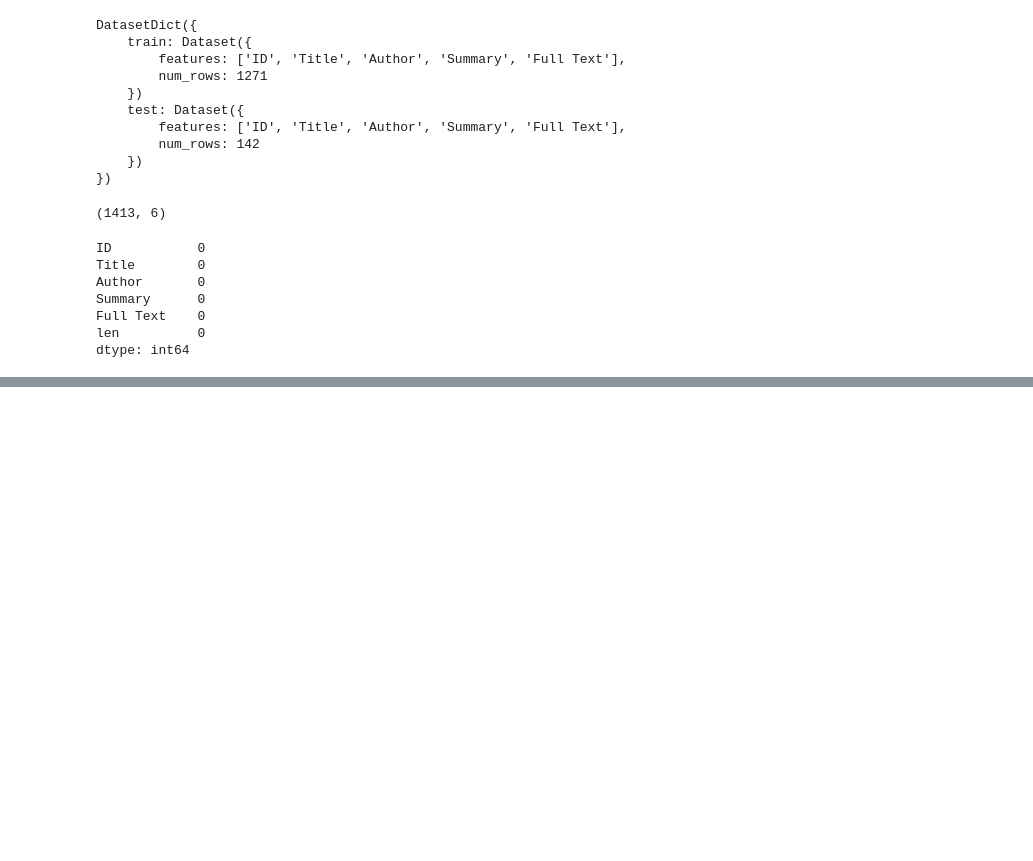
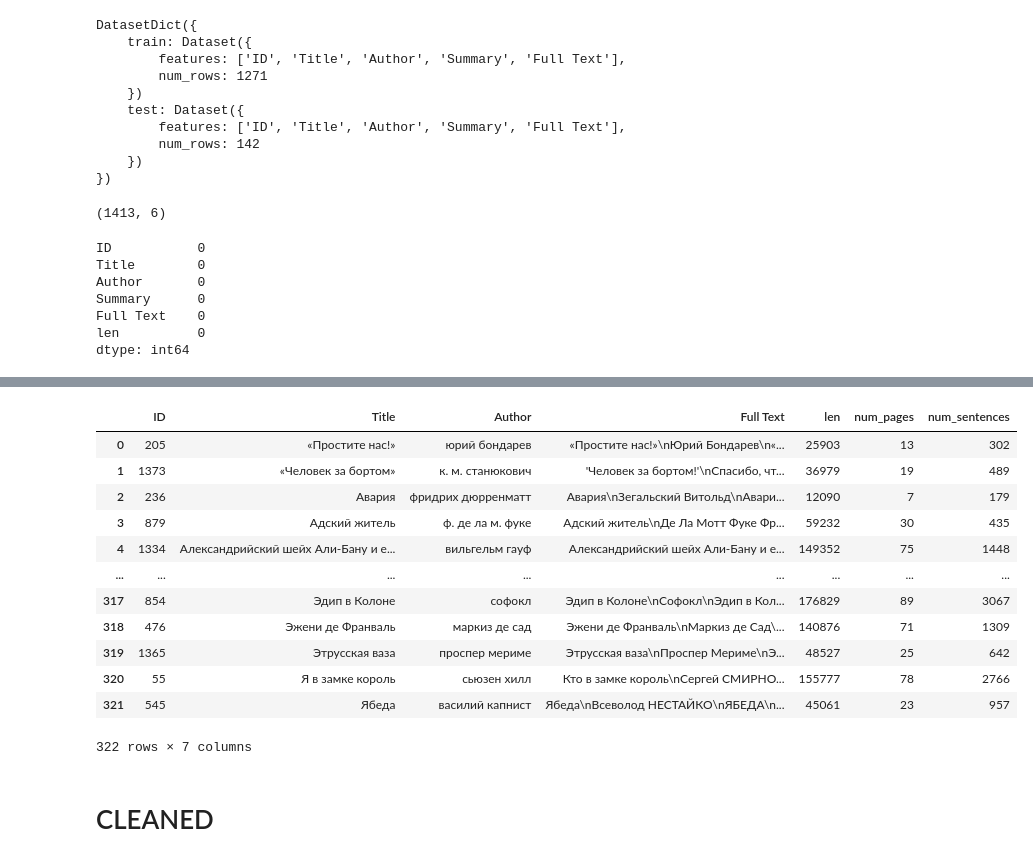
Before and after one commit to xendalm/illustory, a Jupyter notebook: notebooks/books_to_conllu.ipynb, the cells around one changed output, grey strips where cells are left out. Cells and saved outputs as stored; diff of their text form; code cells hidden in the pictures; blank space fills up the shorter version.

```diff
--- a/notebooks/books_to_conllu.ipynb
+++ b/notebooks/books_to_conllu.ipynb
@@ -97,0 +135,16 @@ df_selected[['Title', 'len', 'num_pages', 'num_sentences']].head()
+# %%
+df_selected
+# %% [output]
+|  | ID | Title | Author | Full Text | len | num_pages | num_sentences |
+| 0 | 205 | «Простите нас!» | юрий бондарев | «Простите нас!»\nЮрий Бондарев\n«... | 25903 | 13 | 302 |
+| 1 | 1373 | «Человек за бортом» | к. м. станюкович | 'Человек за бортом!'\nСпасибо, чт... | 36979 | 19 | 489 |
+| 2 | 236 | Авария | фридрих дюрренматт | Авария\nЗегальский Витольд\nАвари... | 12090 | 7 | 179 |
+| 3 | 879 | Адский житель | ф. де ла м. фуке | Адский житель\nДе Ла Мотт Фуке Фр... | 59232 | 30 | 435 |
+| 4 | 1334 | Александрийский шейх Али-Бану и е... | вильгельм гауф | Александрийский шейх Али-Бану и е... | 149352 | 75 | 1448 |
+| ... | ... | ... | ... | ... | ... | ... | ... |
+| 317 | 854 | Эдип в Колоне | софокл | Эдип в Колоне\nСофокл\nЭдип в Кол... | 176829 | 89 | 3067 |
+| 318 | 476 | Эжени де Франваль | маркиз де сад | Эжени де Франваль\nМаркиз де Сад\... | 140876 | 71 | 1309 |
+| 319 | 1365 | Этрусская ваза | проспер мериме | Этрусская ваза\nПроспер Мериме\nЭ... | 48527 | 25 | 642 |
+| 320 | 55 | Я в замке король | сьюзен хилл | Кто в замке король\nСергей СМИРНО... | 155777 | 78 | 2766 |
+| 321 | 545 | Ябеда | василий капнист | Ябеда\nВсеволод НЕСТАЙКО\nЯБЕДА\n... | 45061 | 23 | 957 |
+322 rows × 7 columns
@@ -97,0 +153,2 @@ df_selected[['Title', 'len', 'num_pages', 'num_sentences']].head()
+# %% [markdown]
+# CLEANED
```
Also changed, not shown: parts of 19 cells of this notebook, 1 other file.
